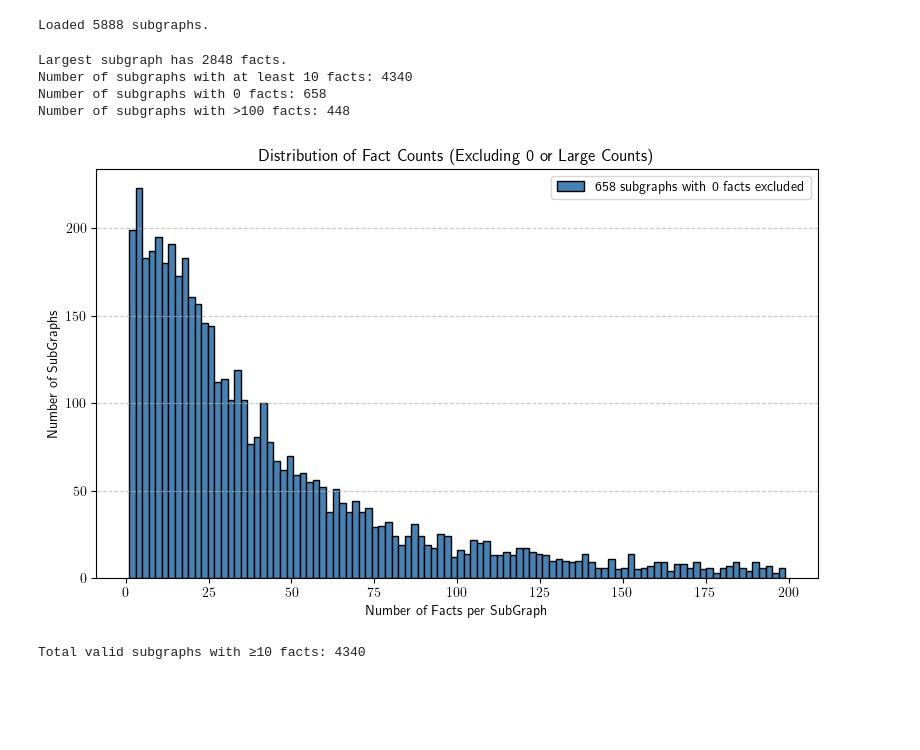
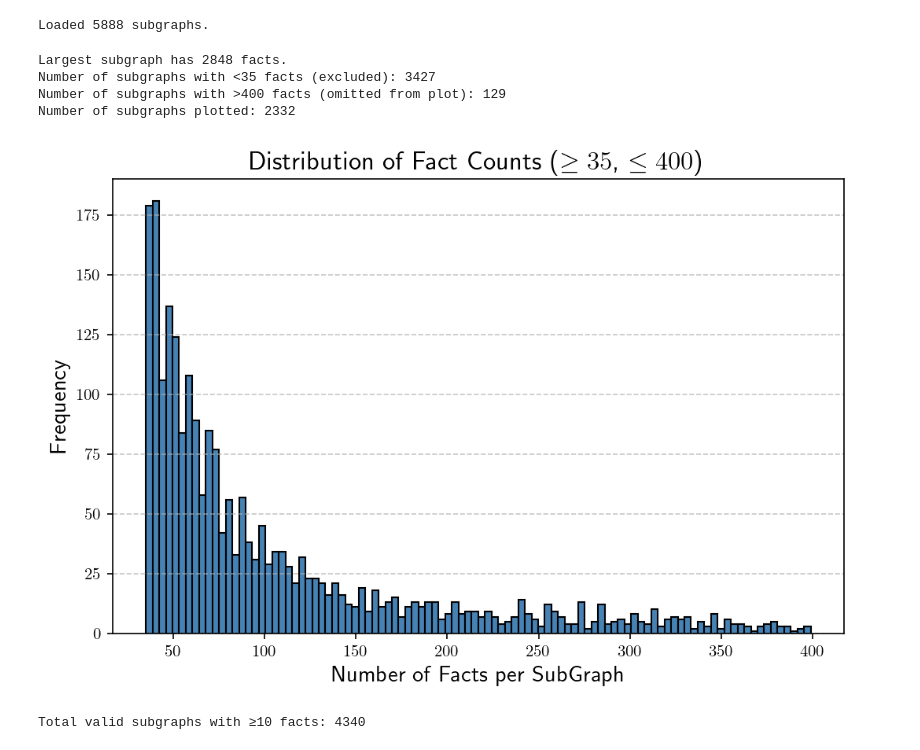
Before and after one commit to jamiebellthomas/apollo, a Jupyter notebook: KG/subgraph_analysis.ipynb, the cells around one changed output. Cells and saved outputs as stored; diff of their text form; code cells hidden in the pictures; blank space fills up the shorter version.

Commit message:
Updated subgraph analysis

```diff
--- a/KG/subgraph_analysis.ipynb
+++ b/KG/subgraph_analysis.ipynb
@@ -72,11 +74,14 @@ def plot_fact_count_distribution(subgraphs: List[SubGraph], bins: int = 100, min
-# %%
-plot_fact_count_distribution(subgraphs)
-# %% [output]
-Largest subgraph has 2848 facts.
-Number of subgraphs with at least 10 facts: 4340
-Number of subgraphs with 0 facts: 658
-Number of subgraphs with >100 facts: 448
-[figure, removed]
+# %%
+plot_fact_count_distribution(subgraphs,
+                             bins=100,
+                             min_count=35,
+                             max_cutoff=400)
+# %% [output]
+Largest subgraph has 2848 facts.
+Number of subgraphs with <35 facts (excluded): 3427
+Number of subgraphs with >400 facts (omitted from plot): 129
+Number of subgraphs plotted: 2332
+[figure, added]
 # %%
 def plot_valid_subgraphs_per_ticker(subgraphs: List[SubGraph], min_facts: int = 5):
     """
```
Also changed, not shown: parts of 3 cells of this notebook, 4 other files.
